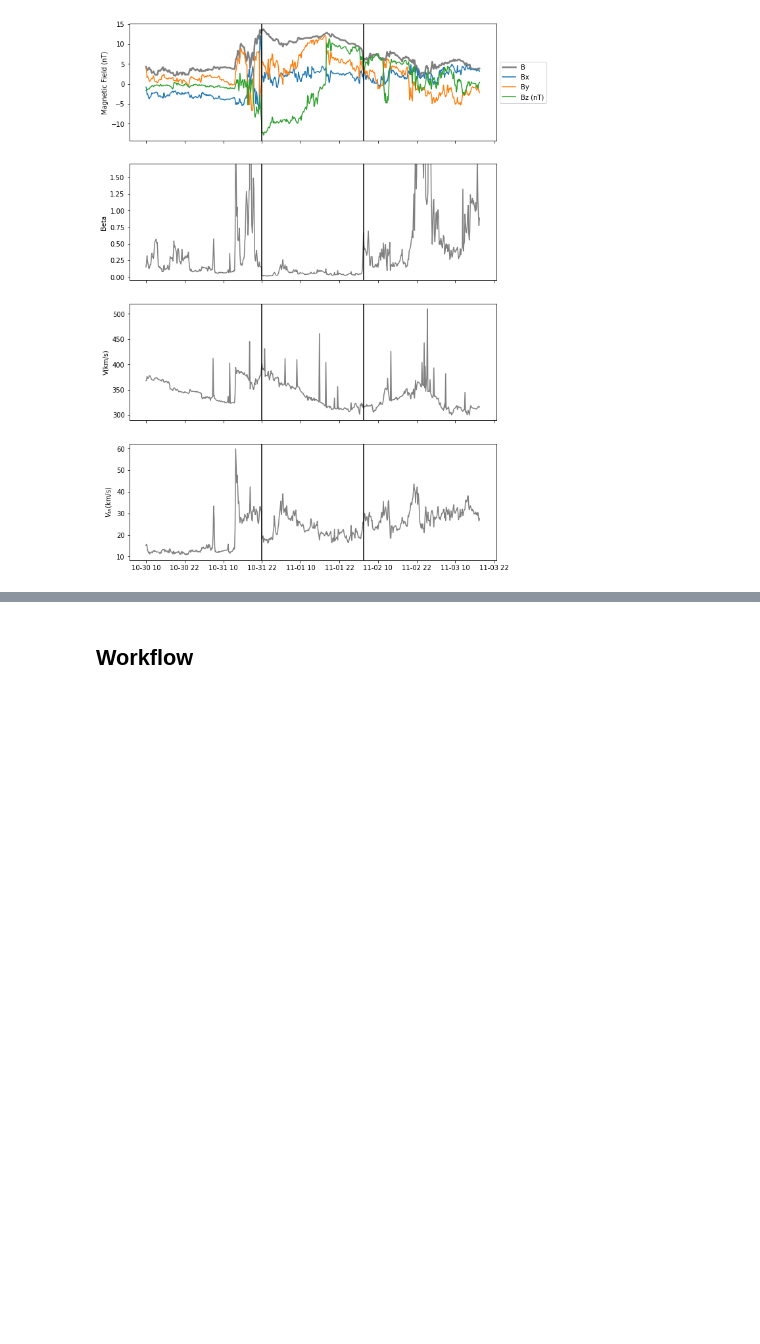
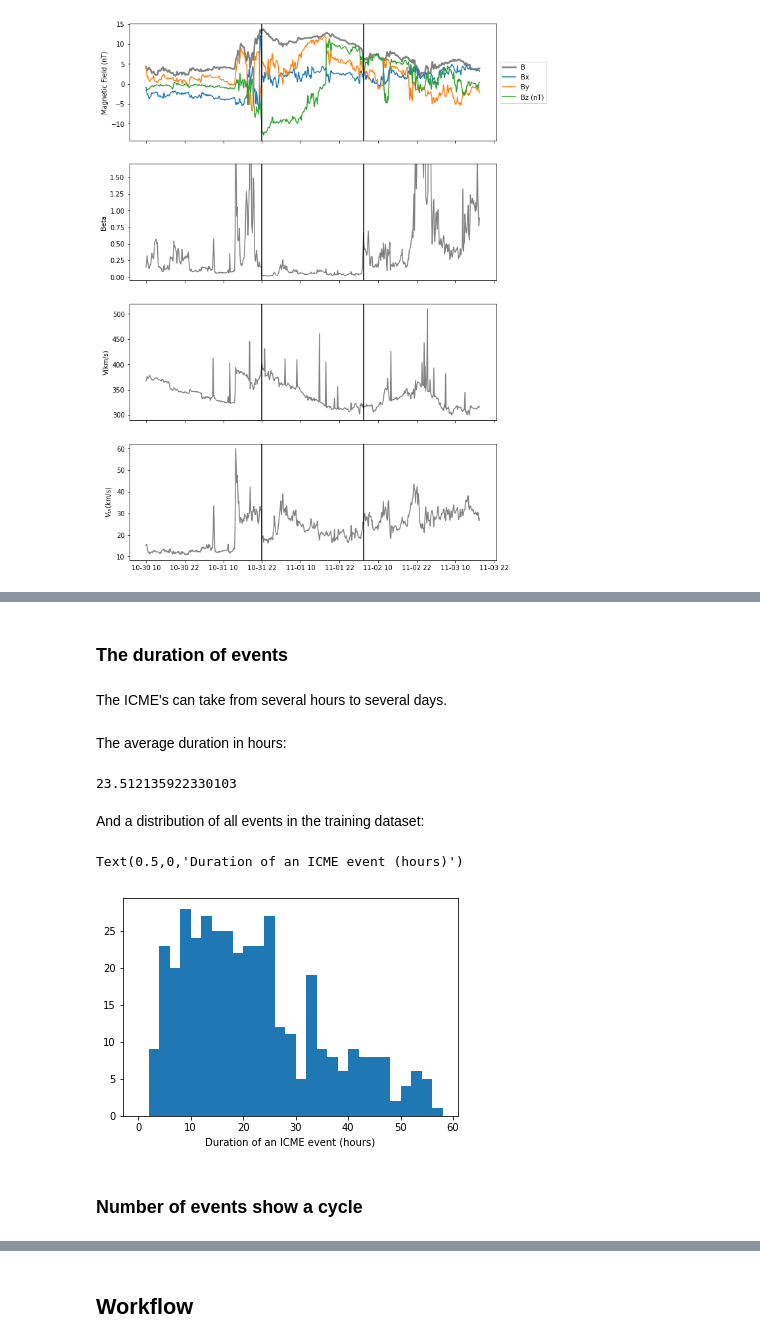
Before and after one commit to ramp-kits/solar_wind, a Jupyter notebook: solar_wind_starting_kit.ipynb, the cells around one changed output, grey strips where cells are left out. Saved outputs shown, nothing was run; the diff lists cells and outputs as text; code cells hidden in the pictures; blank space fills up the shorter version.

```diff
--- a/solar_wind_starting_kit.ipynb
+++ b/solar_wind_starting_kit.ipynb
@@ -168,0 +193,24 @@ plotEvent(pd.Timestamp("2001-10-31 22:00:00"), pd.Timestamp("2001-11-02 05:30:00
+# %% [markdown]
+### The duration of events
+# %% [markdown]
+The ICME's can take from several hours to several days.
+# %%
+duration = [ev.end - ev.begin for ev in events]
+duration = pd.Series(duration).dt.total_seconds() / 60 / 60
+# %% [markdown]
+The average duration in hours:
+# %%
+duration.mean()
+# %% [output]
+23.512135922330103
+# %% [markdown]
+And a distribution of all events in the training dataset:
+# %%
+fig, ax = plt.subplots()
+ax.hist(duration, bins=np.arange(0, 60, 2))
+ax.set_xlabel("Duration of an ICME event (hours)")
+# %% [output]
+Text(0.5,0,'Duration of an ICME event (hours)')
+[figure, added]
+# %% [markdown]
+### Number of events show a cycle
```
Also changed, not shown: parts of 61 cells of this notebook, 1 other file.
